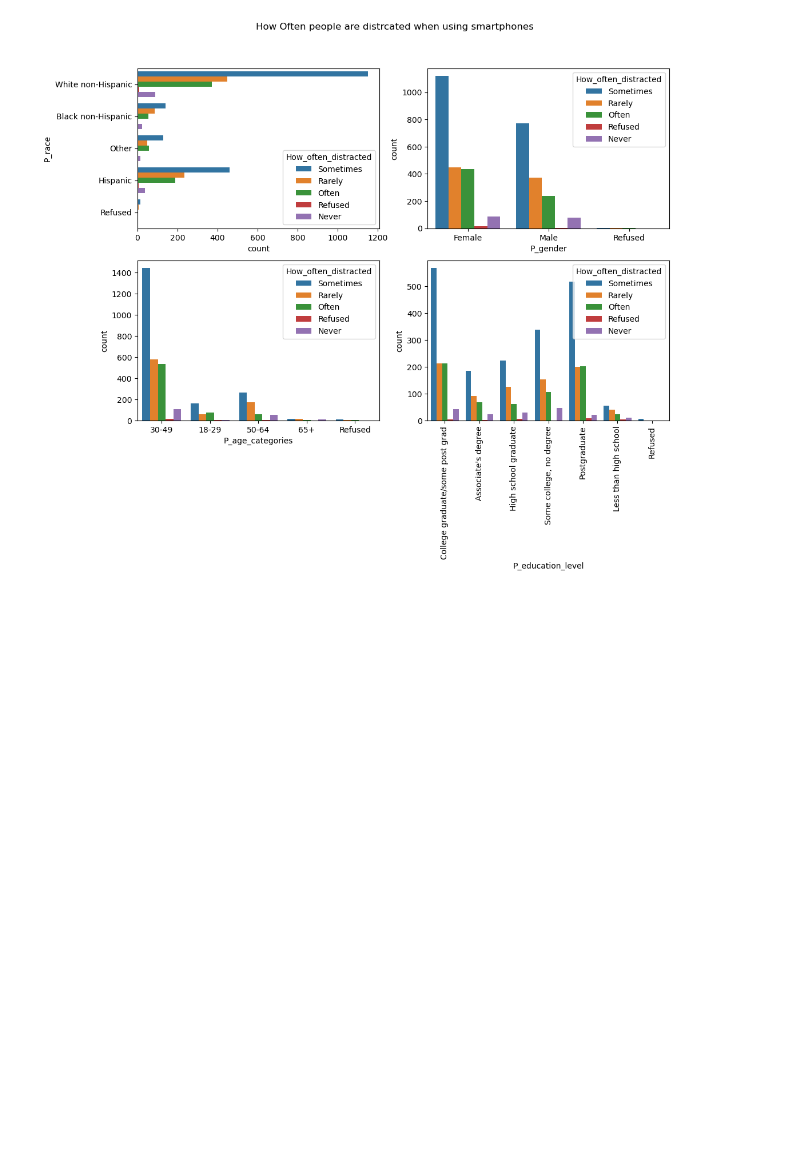
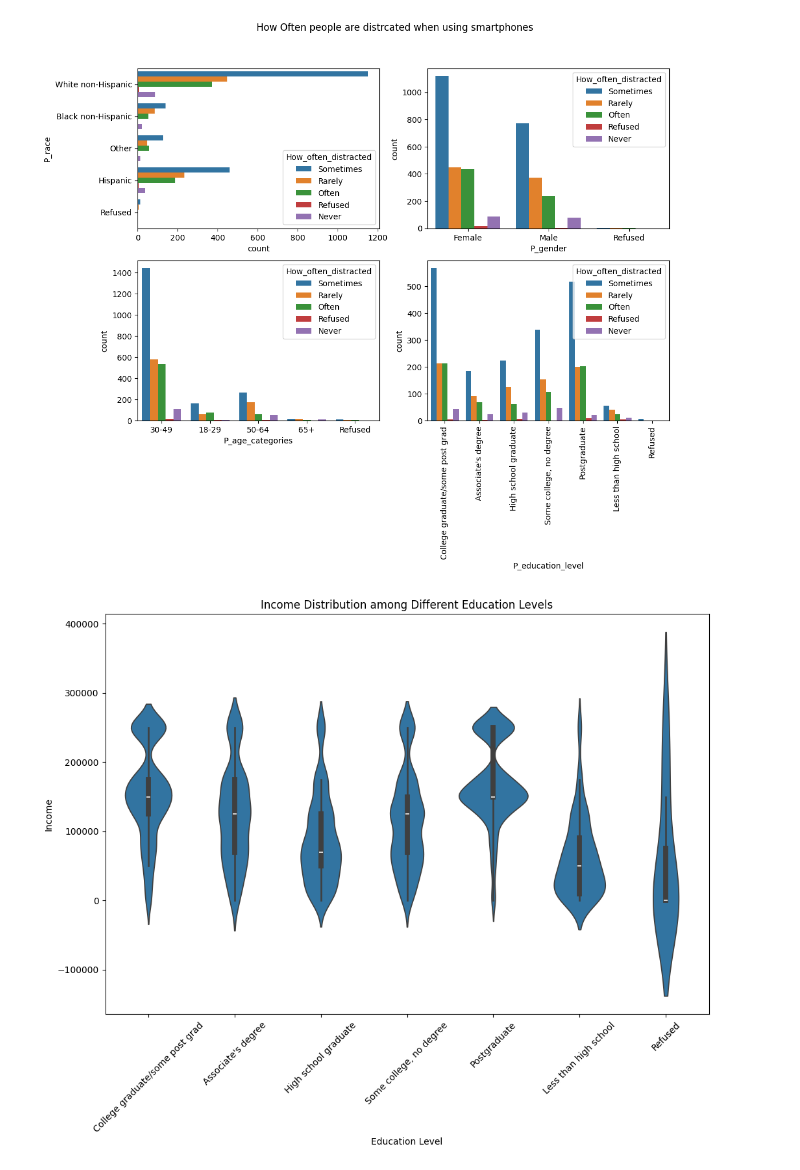
Before and after one commit to tyz-sd/Parenting-children-in-the-age-of-screens, a Jupyter notebook: Initial_visualizations.ipynb, the cells around one changed output. Saved outputs shown, nothing was run; the diff lists cells and outputs as text; code cells hidden in the pictures; blank space fills up the shorter version.

```diff
--- a/Initial_visualizations.ipynb
+++ b/Initial_visualizations.ipynb
@@ -131,3 +131,13 @@ ax[0,1].set_xticklabels(labels=data['P_gender'].unique().tolist())
 # %% [output]
 [Text(0, 0, 'Female'), Text(1, 0, 'Male'), Text(2, 0, 'Refused')]
 [figure]
+# %%
+plt.figure(figsize=(12, 8))
+sns.violinplot(x='P_education_level', y='P_income', data=data)
+plt.xticks(rotation=45)
+plt.title('Income among Different Education Levels')
+plt.ylabel('Income')
+plt.xlabel('Education Level')
+plt.show()
+# %% [output]
+[figure, added]
```
Also changed, not shown: parts of 5 cells of this notebook, 2 other files.
